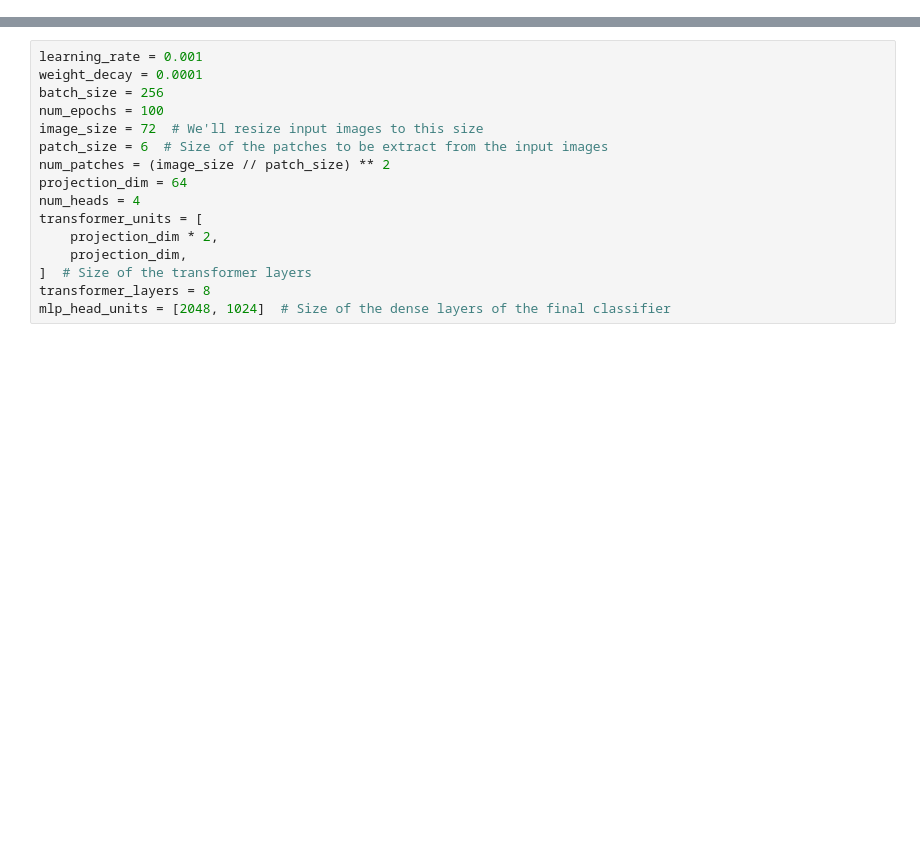
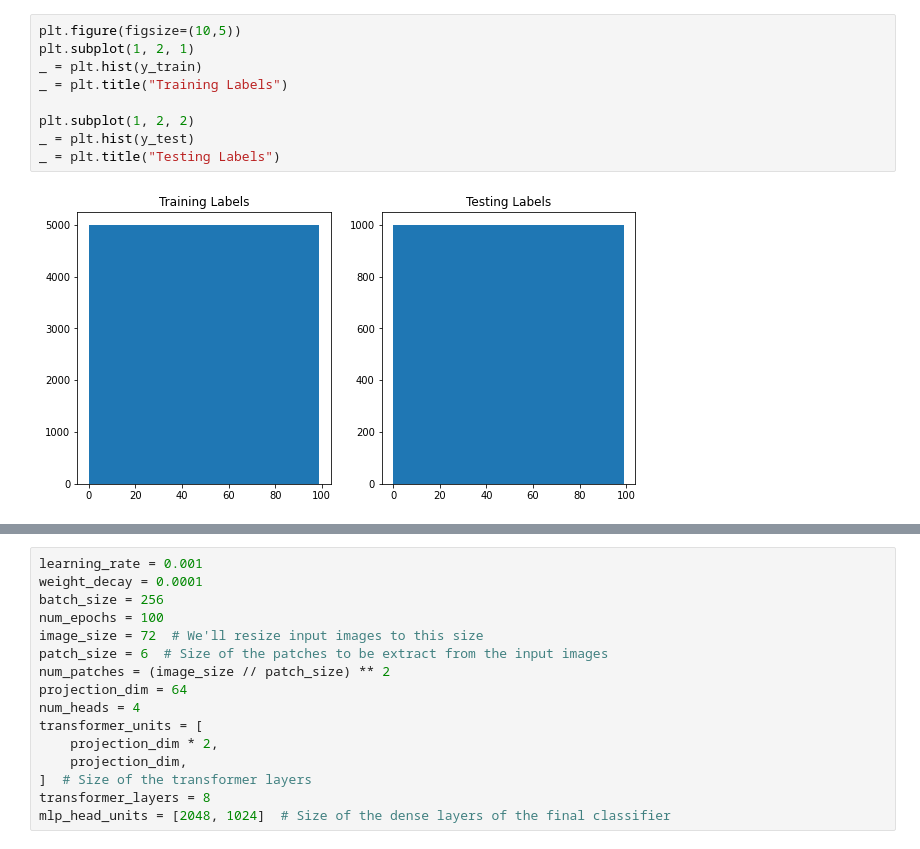
Before and after one commit to chihyanghsu0805/keras_tutorial, a Jupyter notebook: tutorials/keras/vit.ipynb, the cells around one changed output, grey strips where cells are left out. Saved outputs shown, nothing was run; the diff lists cells and outputs as text; blank space fills up the shorter version.

```diff
--- a/tutorials/keras/vit.ipynb
+++ b/tutorials/keras/vit.ipynb
@@ -25,0 +45,11 @@ pip install -U tensorflow-addons
+# %%
+plt.figure(figsize=(10,5))
+plt.subplot(1, 2, 1)
+_ = plt.hist(y_train)
+_ = plt.title("Training Labels")
+
+plt.subplot(1, 2, 2)
+_ = plt.hist(y_test)
+_ = plt.title("Testing Labels")
+# %% [output]
+[figure, added]
```
Also changed, not shown: parts of 37 cells of this notebook.
